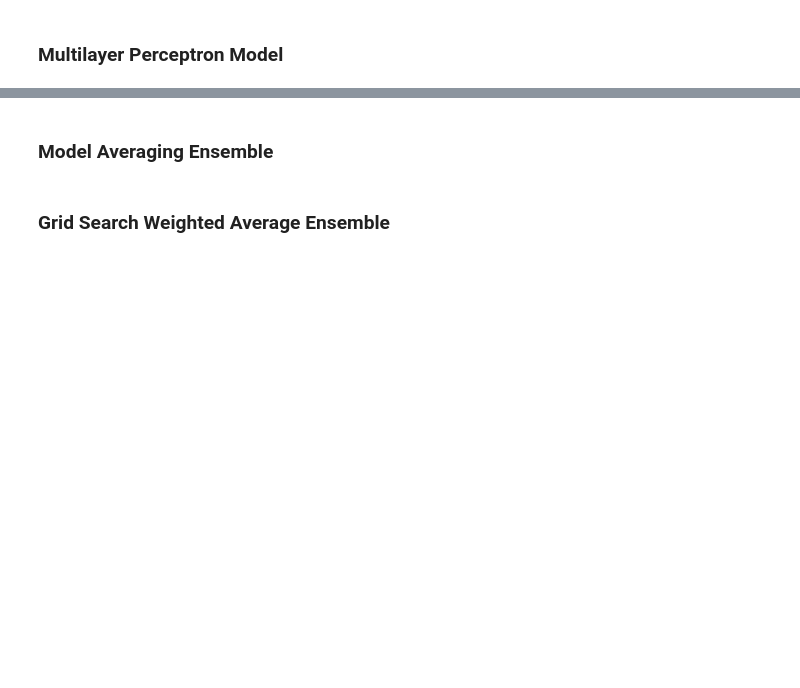
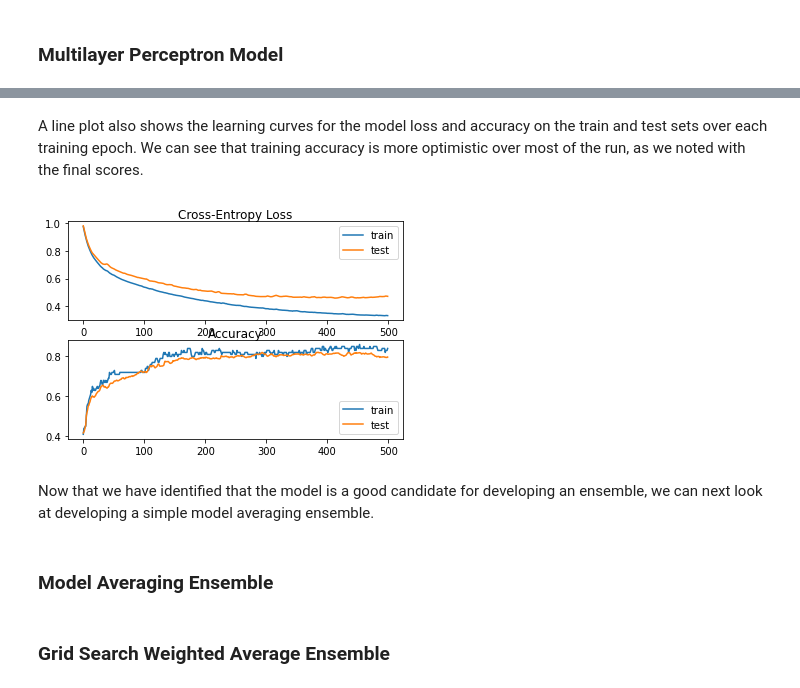
Before and after one commit to eccnil/deep-learning-exercises, a Jupyter notebook: 4.Advanced Topics/3.Better Predictions/2. Contribute Proportional to Trust with Weighted Average Ensemble.ipynb, the cells around one changed output, grey strips where cells are left out. Cells and saved outputs as stored; diff of their text form; code cells hidden in the pictures; blank space fills up the shorter version.

```diff
--- a/4.Advanced Topics/3.Better Predictions/2. Contribute Proportional to Trust with Weighted Average Ensemble.ipynb
+++ b/4.Advanced Topics/3.Better Predictions/2. Contribute Proportional to Trust with Weighted Average Ensemble.ipynb
@@ -27,3 +186,25 @@ In this section, we will demonstrate how to use the weighted average ensemble to
+# %% [markdown]
+A line plot also shows the learning curves for the model loss and accuracy on the train and test sets over each training epoch. We can see that training accuracy is more optimistic over most of the run, as we noted with the final scores.
+# %%
+# plot loss learning curves
+pyplot.subplot(211)
+pyplot.title('Cross-Entropy Loss', pad=-40)
+pyplot.plot(history.history['loss'], label='train')
+pyplot.plot(history.history['val_loss'], label='test')
+pyplot.legend()
+
+# plot accuracy learning curves
+pyplot.subplot(212)
+pyplot.title('Accuracy', pad=-40)
+pyplot.plot(history.history['accuracy'], label='train')
+pyplot.plot(history.history['val_accuracy'], label='test')
+pyplot.legend()
+
+pyplot.show()
+# %% [output]
+[figure, added]
+# %% [markdown]
+Now that we have identified that the model is a good candidate for developing an ensemble, we can next look at developing a simple model averaging ensemble.
 # %% [markdown]
 ### Model Averaging Ensemble
 # %% [markdown]
```
Also changed, not shown: parts of 18 cells of this notebook, 6 other files.
